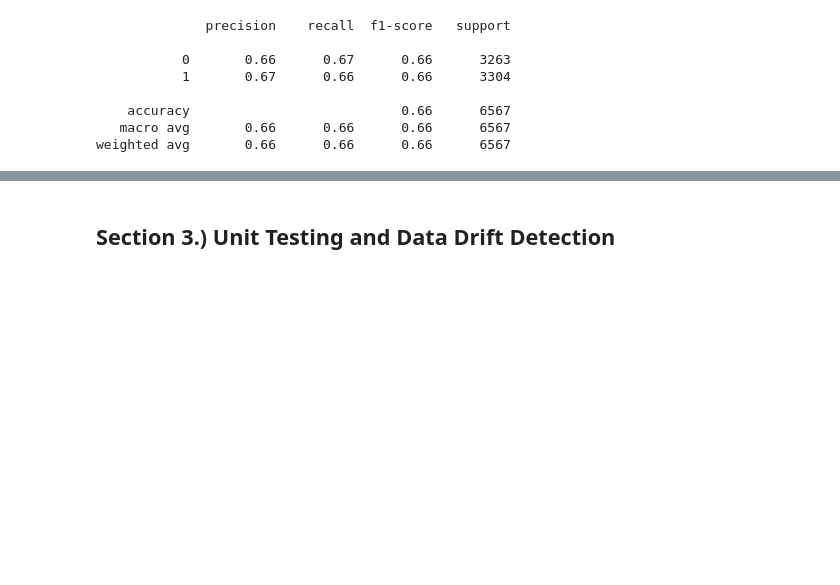
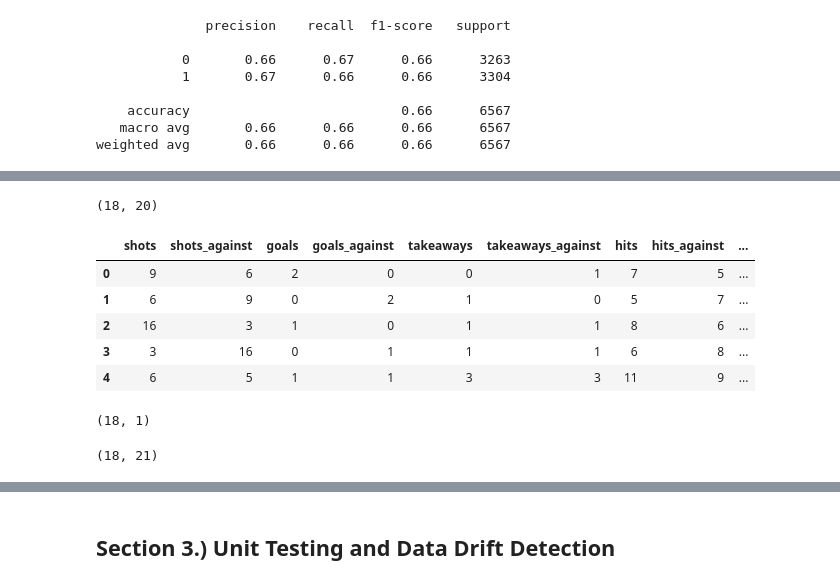
Before and after one commit to McGill-MMA-EnterpriseAnalytics/NHL-Game-II, a Jupyter notebook: modeling/Final_Model_Merged.ipynb, the cells around one changed output, grey strips where cells are left out. Saved outputs shown, nothing was run; the diff lists cells and outputs as text; code cells hidden in the pictures; blank space fills up the shorter version.

Commit message:
add script for data storage

```diff
--- a/modeling/Final_Model_Merged.ipynb
+++ b/modeling/Final_Model_Merged.ipynb
@@ -50,8 +57,10 @@ from sklearn.metrics import (
 )
 # %%
 # Importation of Revised Dataset from April 10th, 2022
-df = pd.read_csv("/Users/matthewbuttlerives/Desktop/Data Folder/Period_1_Game_Stats_Final_ModelReady(April-10th-2022).csv")
-df.head()
+url= "https://github.com/McGill-MMA-EnterpriseAnalytics/NHL-Game-II/blob/34a51e810606602cd544c13f759d04ffc06e9966/Period_1_Game_Stats_Final_ModelReady(April-10th-2022).csv?raw=true"
+
+df = pd.read_csv(url)
+df.head(5)
 # %% [output]
 |  | won | Shots | Shots_Against | Goals | Goals_Against | Takeaways | Takeaways_Against | Hits | ... |
 | 0 | 0 | 8.0 | 8.0 | 0.0 | 3.0 | 1.0 | 3.0 | 14.0 | ... |
@@ -406,0 +438,22 @@ for i in range(m):
+# %%
+tonights_data.shape
+# %% [output]
+(18, 20)
+# %%
+tonights_data.head()
+# %% [output]
+|  | shots | shots_against | goals | goals_against | takeaways | takeaways_against | hits | hits_against | ... |
+| 0 | 9 | 6 | 2 | 0 | 0 | 1 | 7 | 5 | ... |
+| 1 | 6 | 9 | 0 | 2 | 1 | 0 | 5 | 7 | ... |
+| 2 | 16 | 3 | 1 | 0 | 1 | 1 | 8 | 6 | ... |
+| 3 | 3 | 16 | 0 | 1 | 1 | 1 | 6 | 8 | ... |
+| 4 | 6 | 5 | 1 | 1 | 3 | 3 | 11 | 9 | ... |
+# %%
+# get the prediction results
+z= tonights_data.to_numpy()
+
+prediction = final_model.predict(z)
+stats = pd.DataFrame(prediction, columns = ['won'])
+stats.shape
+# %% [output]
+(18, 1)
@@ -406,0 +464,4 @@ for i in range(m):
+# %%
+game_observtions.shape
+# %% [output]
+(18, 21)
```
Also changed, not shown: parts of 12 cells of this notebook, 2 other files.
